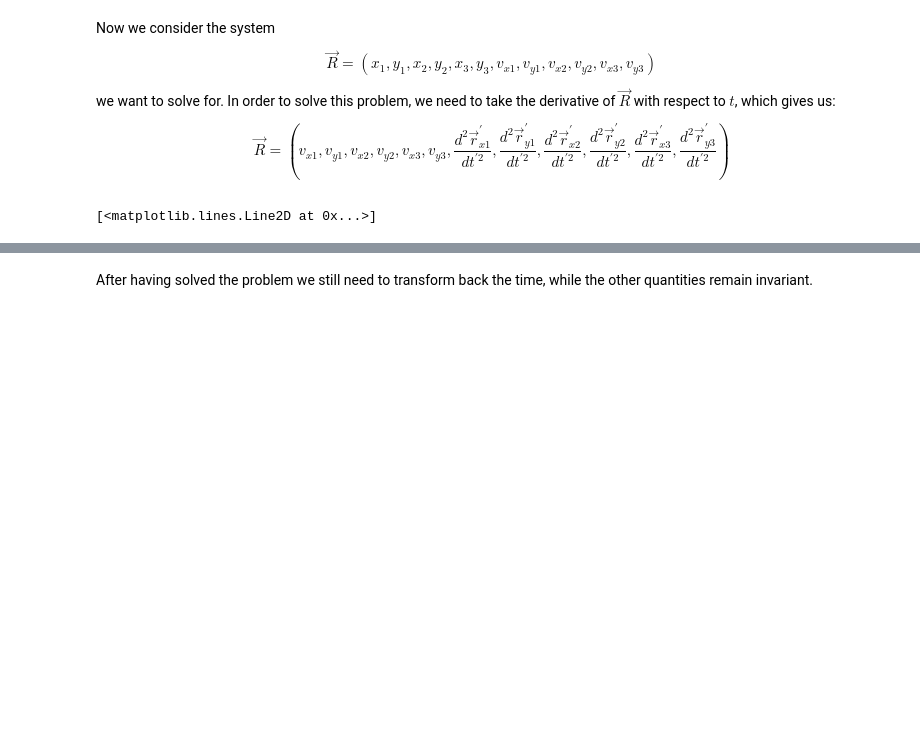
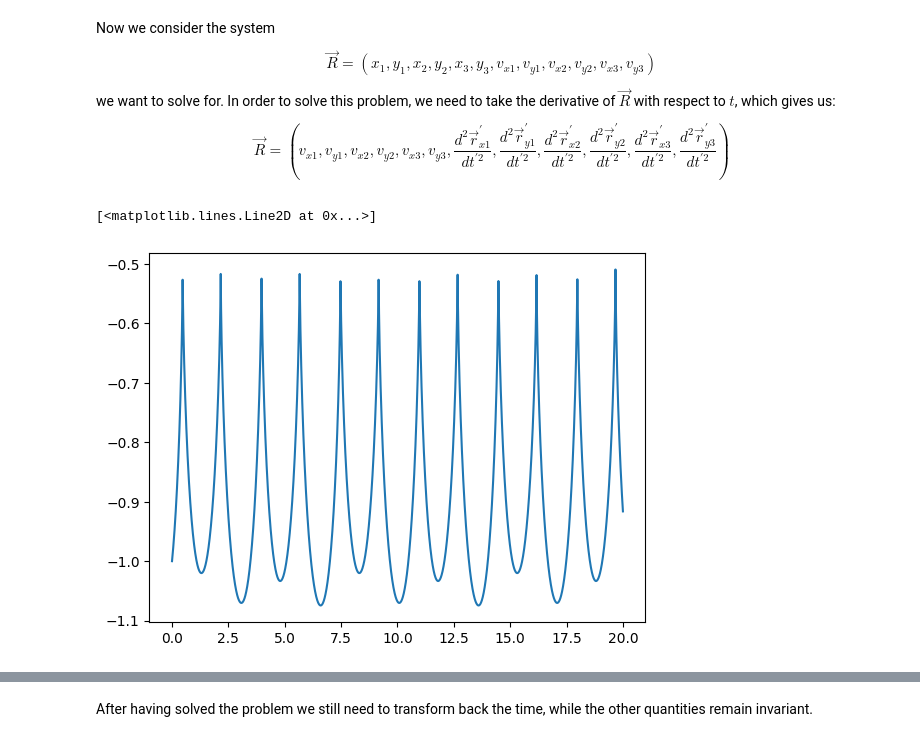
Before and after one commit to dantona02/projects, a Jupyter notebook: threebproblem.ipynb, the cells around one changed output, grey strips where cells are left out. Drawn from its saved outputs; the diff is of its cells as text; code cells hidden in the pictures; blank space fills up the shorter version.

```diff
--- a/threebproblem.ipynb
+++ b/threebproblem.ipynb
@@ -105,10 +105,10 @@ def dR_dt(t, R):
             m1/(r13**3)*(x1-x3)+m2/(r23**3)*(x2-x3), #m3
             m1/(r13**3)*(y1-y3)+m2/(r23**3)*(y2-y3)]
 # %%
-t = np.linspace(0, 60, 16000)
+t = np.linspace(0, 20, 4000)
 # %%
 y0 = [x1_0, y1_0, x2_0, y2_0, x3_0, y3_0, vx1_0, vy1_0, vx2_0, vy2_0, vx3_0, vy3_0]
-t_span = (0, 60)
+t_span = (0, 20)
 # %%
 sol = solve_ivp(dR_dt, t_span, y0=y0, method='DOP853', t_eval=t, rtol=1e-13, atol=1e-16)
 # %%
@@ -122,4 +129,5 @@ y3 = sol.y[5]
 # %%
-plt.plot(t, y3)
+plt.plot(t, x1)
 # %% [output]
 [<matplotlib.lines.Line2D at 0x...>]
+[figure, added]
```
Also changed, not shown: parts of 7 cells of this notebook.
